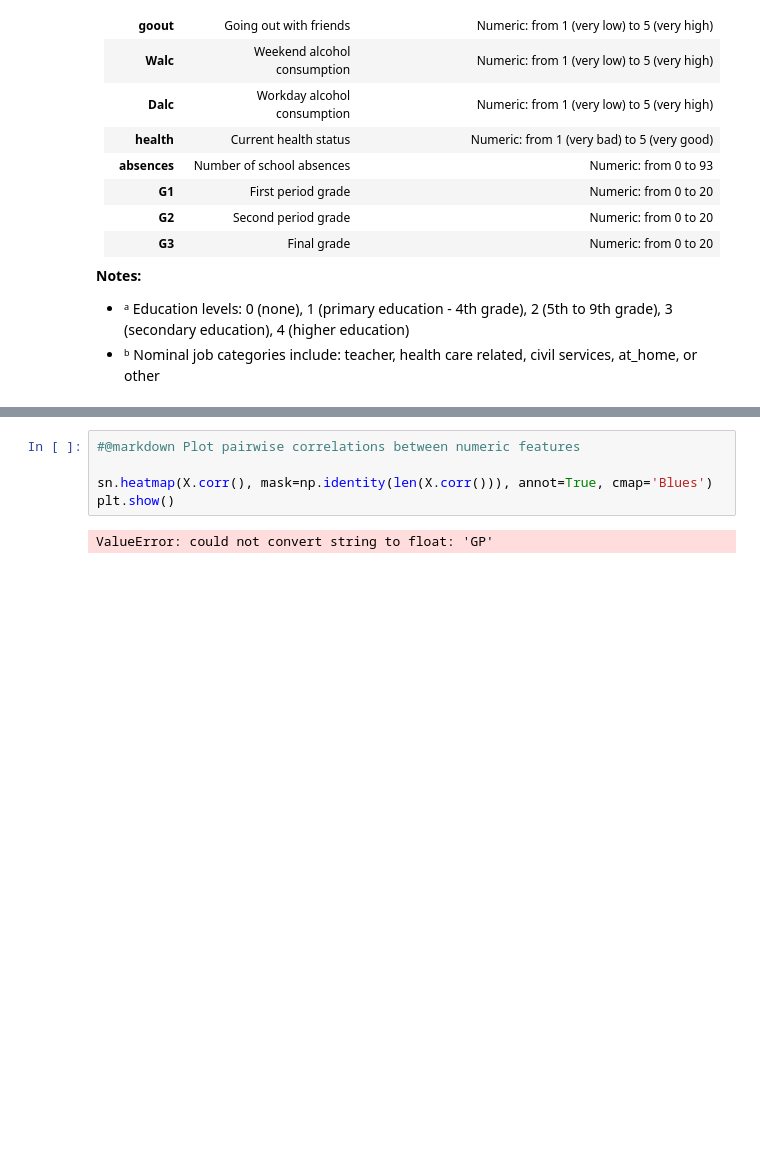
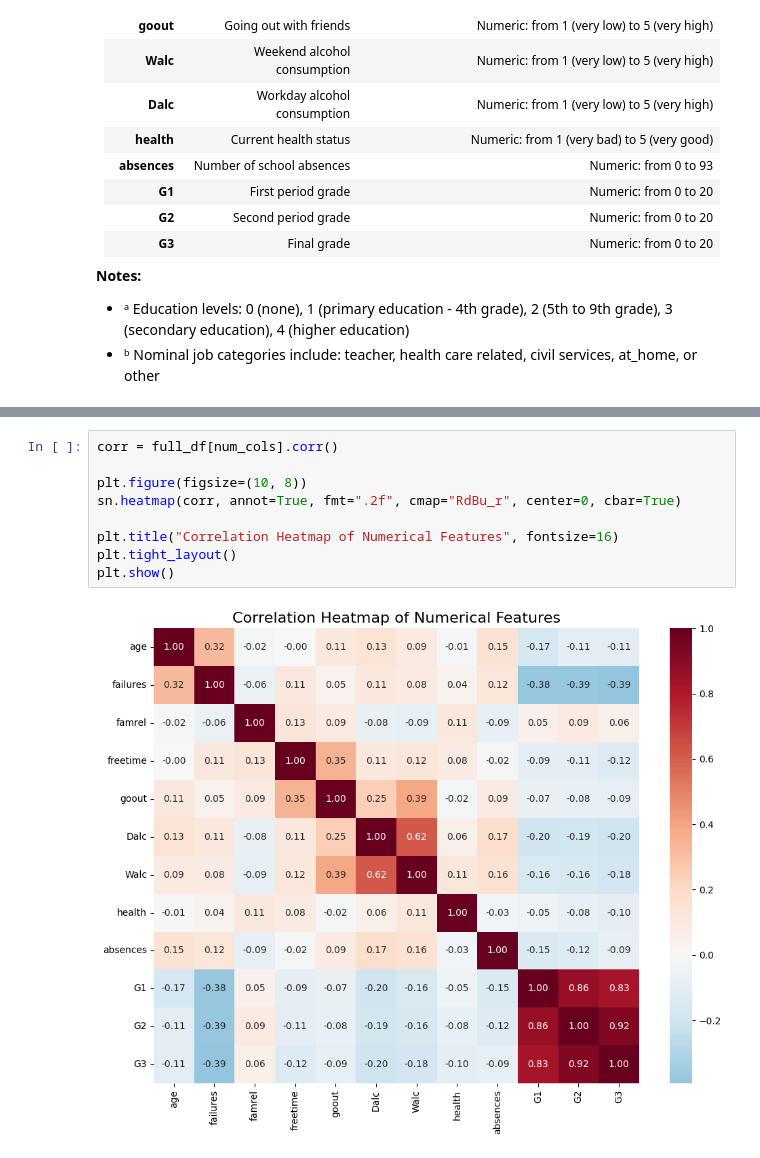
Before and after one commit to Yahtze/CS-9223-RAI-Project, a Jupyter notebook: main.ipynb, the cells around one changed output, grey strips where cells are left out. Drawn from its saved outputs; the diff is of its cells as text; blank space fills up the shorter version.

```diff
--- a/main.ipynb
+++ b/main.ipynb
@@ -195,7 +309,11 @@ if y is not None:
 # %%
-#@markdown Plot pairwise correlations between numeric features
+corr = full_df[num_cols].corr()
 
-sn.heatmap(X.corr(), mask=np.identity(len(X.corr())), annot=True, cmap='Blues')
+plt.figure(figsize=(10, 8))
+sn.heatmap(corr, annot=True, fmt=".2f", cmap="RdBu_r", center=0, cbar=True)
+
+plt.title("Correlation Heatmap of Numerical Features", fontsize=16)
+plt.tight_layout()
 plt.show()
 # %% [output]
-ValueError: could not convert string to float: 'GP'
+[figure, added]
```
Also changed, not shown: parts of 17 cells of this notebook.
